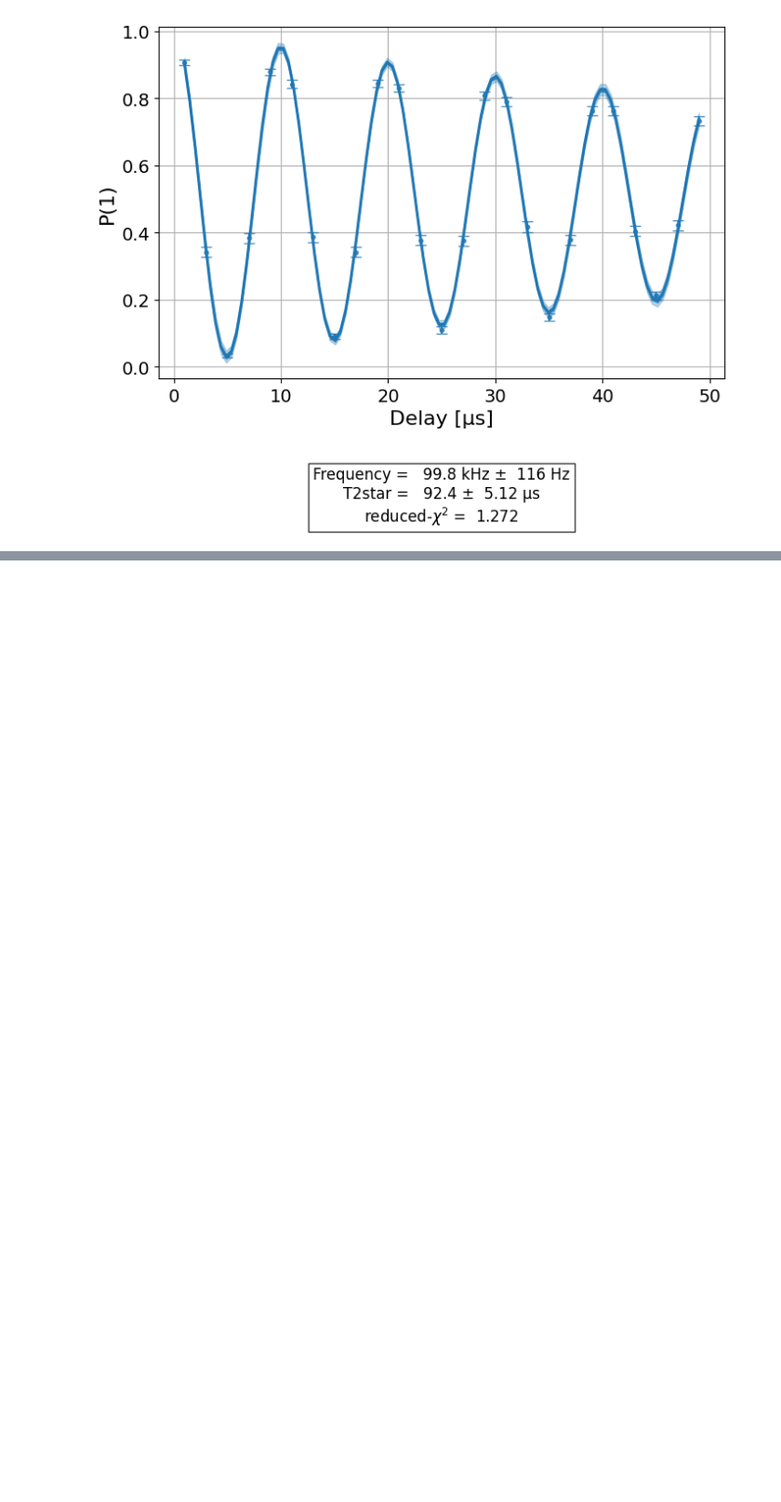
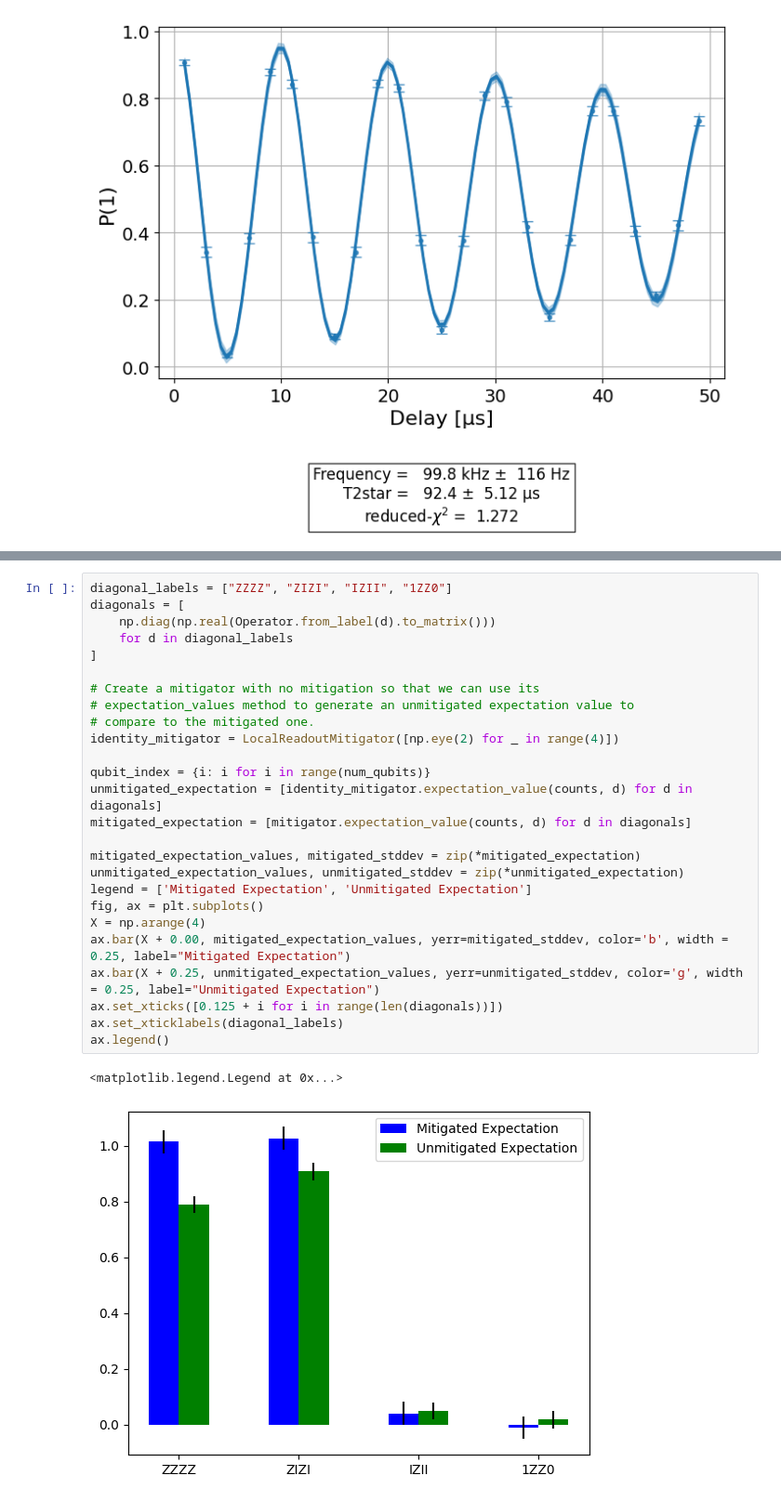
Before and after one commit to dipankardas011/Quantum-Coding, a Jupyter notebook: error-mitigation.ipynb, the cells around one changed output, grey strips where cells are left out. Shown at 93% size. Saved outputs shown, nothing was run; the diff lists cells and outputs as text; blank space fills up the shorter version.

```diff
--- a/error-mitigation.ipynb
+++ b/error-mitigation.ipynb
@@ -389,0 +510,29 @@ display(expdata.figure(1))
+# %%
+diagonal_labels = ["ZZZZ", "ZIZI", "IZII", "1ZZ0"]
+diagonals = [
+    np.diag(np.real(Operator.from_label(d).to_matrix()))
+    for d in diagonal_labels
+]
+
+# Create a mitigator with no mitigation so that we can use its
+# expectation_values method to generate an unmitigated expectation value to
+# compare to the mitigated one.
+identity_mitigator = LocalReadoutMitigator([np.eye(2) for _ in range(4)])
+
+qubit_index = {i: i for i in range(num_qubits)}
+unmitigated_expectation = [identity_mitigator.expectation_value(counts, d) for d in diagonals]
+mitigated_expectation = [mitigator.expectation_value(counts, d) for d in diagonals]
+
+mitigated_expectation_values, mitigated_stddev = zip(*mitigated_expectation)
+unmitigated_expectation_values, unmitigated_stddev = zip(*unmitigated_expectation)
+legend = ['Mitigated Expectation', 'Unmitigated Expectation']
+fig, ax = plt.subplots()
+X = np.arange(4)
+ax.bar(X + 0.00, mitigated_expectation_values, yerr=mitigated_stddev, color='b', width = 0.25, label="Mitigated Expectation")
+ax.bar(X + 0.25, unmitigated_expectation_values, yerr=unmitigated_stddev, color='g', width = 0.25, label="Unmitigated Expectation")
+ax.set_xticks([0.125 + i for i in range(len(diagonals))])
+ax.set_xticklabels(diagonal_labels)
+ax.legend()
+# %% [output]
+<matplotlib.legend.Legend at 0x...>
+[figure, added]
```
Also changed, not shown: parts of 10 cells of this notebook.
